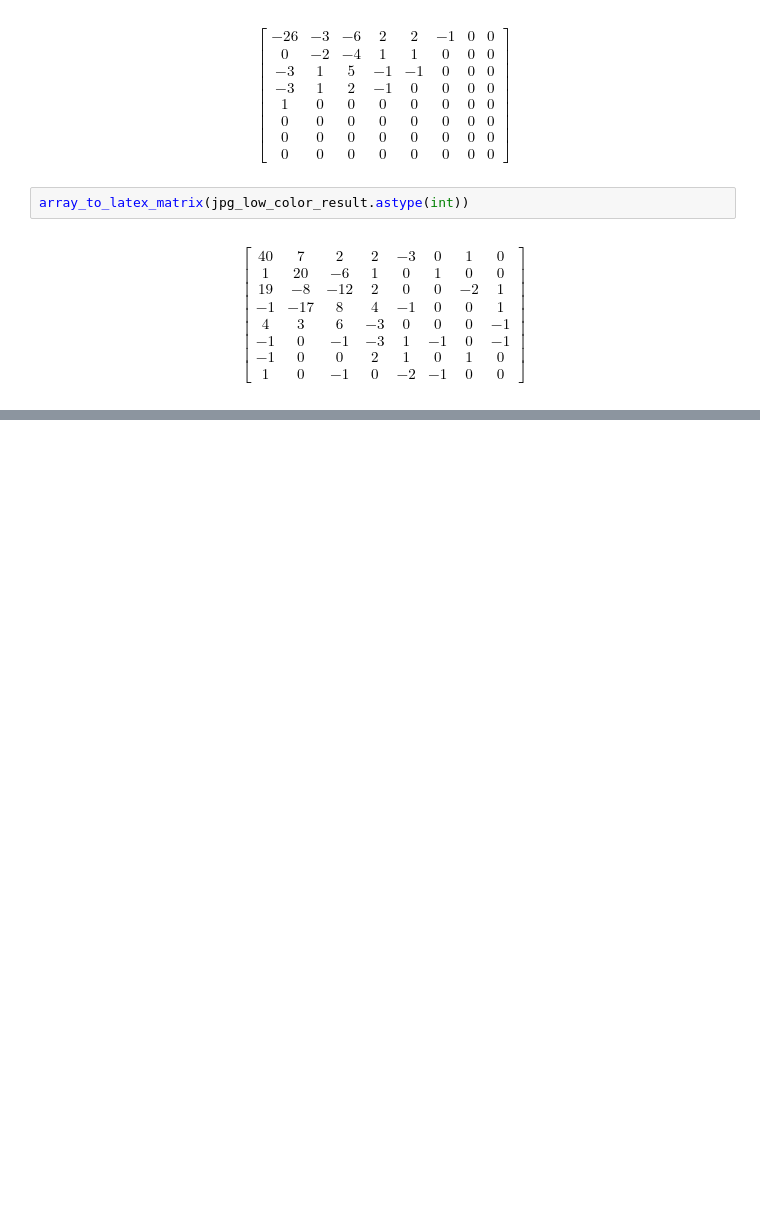
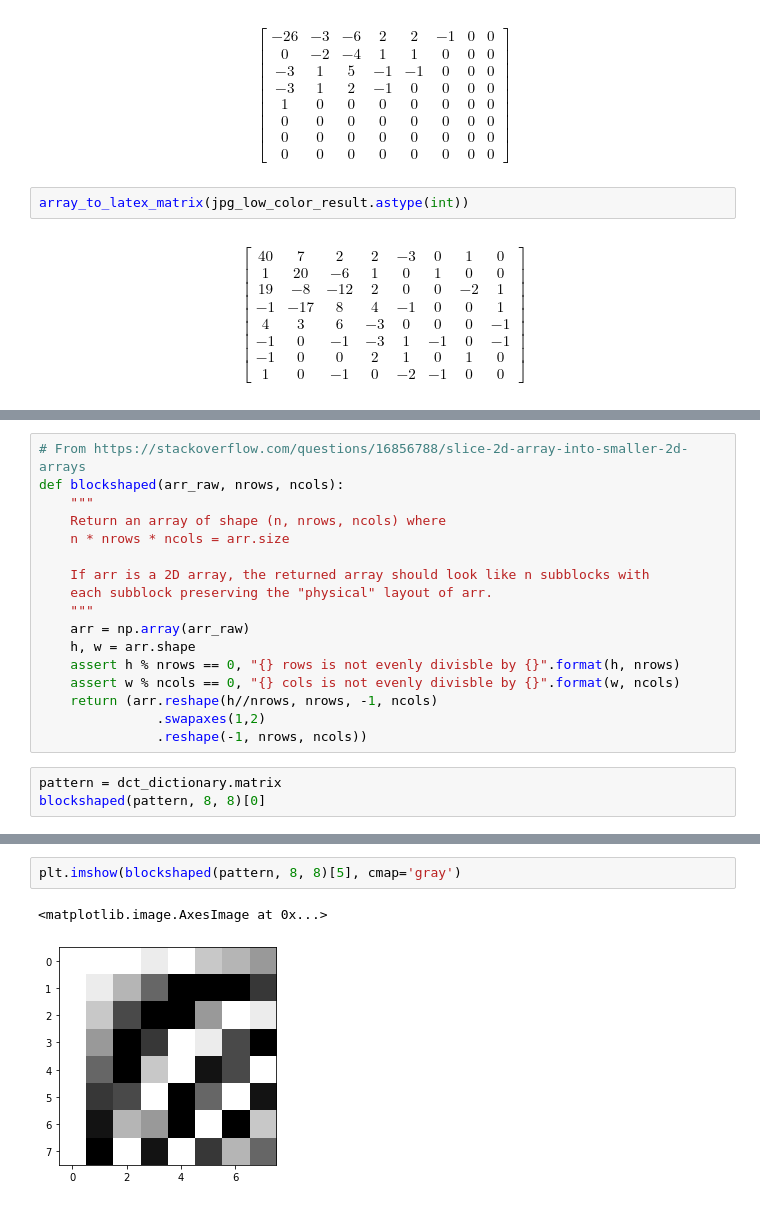
Before and after one commit to andiwinata/image-compression-talk, a Jupyter notebook: Notebook.ipynb, the cells around one changed output, grey strips where cells are left out. Saved outputs shown, nothing was run; the diff lists cells and outputs as text; blank space fills up the shorter version.

```diff
--- a/Notebook.ipynb
+++ b/Notebook.ipynb
@@ -160,0 +173,20 @@ array_to_latex_matrix(jpg_low_color_result.astype(int))
+# %%
+# From https://stackoverflow.com/questions/16856788/slice-2d-array-into-smaller-2d-arrays
+def blockshaped(arr_raw, nrows, ncols):
+    """
+    Return an array of shape (n, nrows, ncols) where
+    n * nrows * ncols = arr.size
+
+    If arr is a 2D array, the returned array should look like n subblocks with
+    each subblock preserving the "physical" layout of arr.
+    """
+    arr = np.array(arr_raw)
+    h, w = arr.shape
+    assert h % nrows == 0, "{} rows is not evenly divisble by {}".format(h, nrows)
+    assert w % ncols == 0, "{} cols is not evenly divisble by {}".format(w, ncols)
+    return (arr.reshape(h//nrows, nrows, -1, ncols)
+               .swapaxes(1,2)
+               .reshape(-1, nrows, ncols))
+# %%
+pattern = dct_dictionary.matrix
+blockshaped(pattern, 8, 8)[0]
@@ -160,0 +210,5 @@ array_to_latex_matrix(jpg_low_color_result.astype(int))
+# %%
+plt.imshow(blockshaped(pattern, 8, 8)[5], cmap='gray')
+# %% [output]
+<matplotlib.image.AxesImage at 0x...>
+[figure, added]
```
Also changed, not shown: parts of 23 cells of this notebook, 1 other file.
